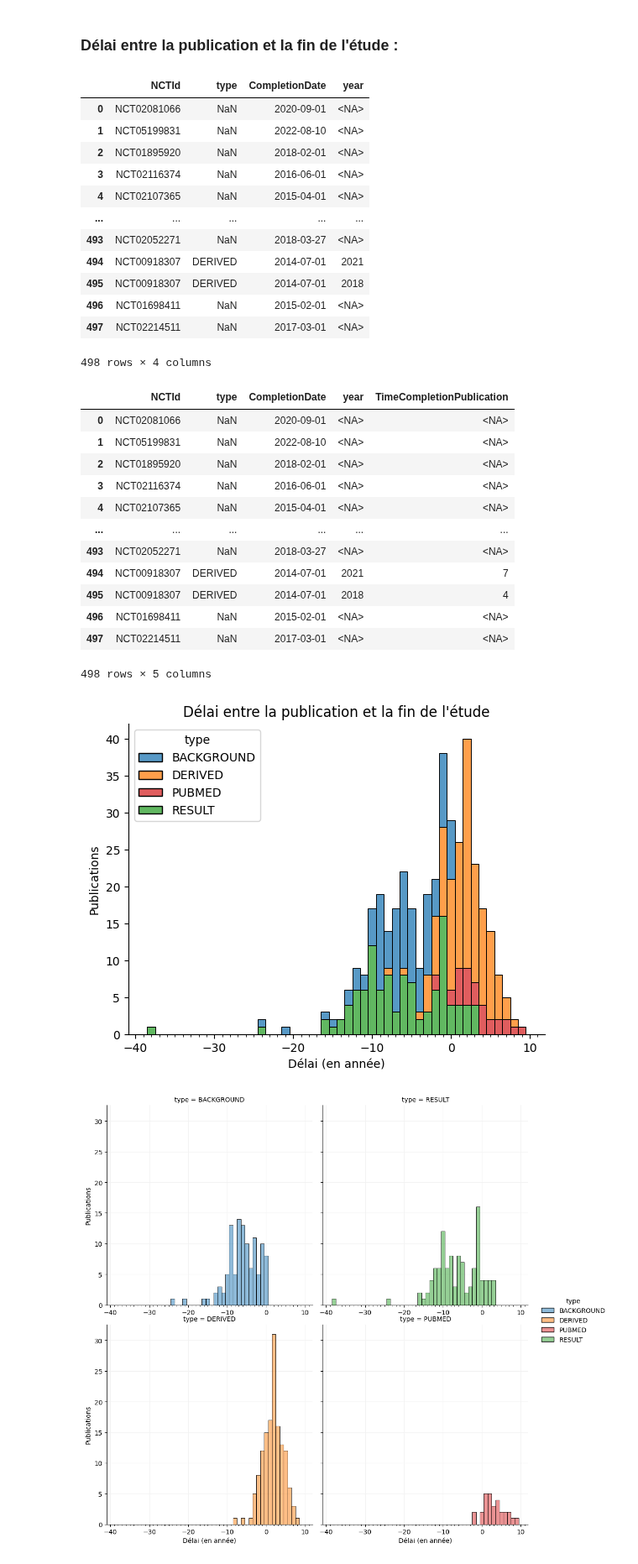
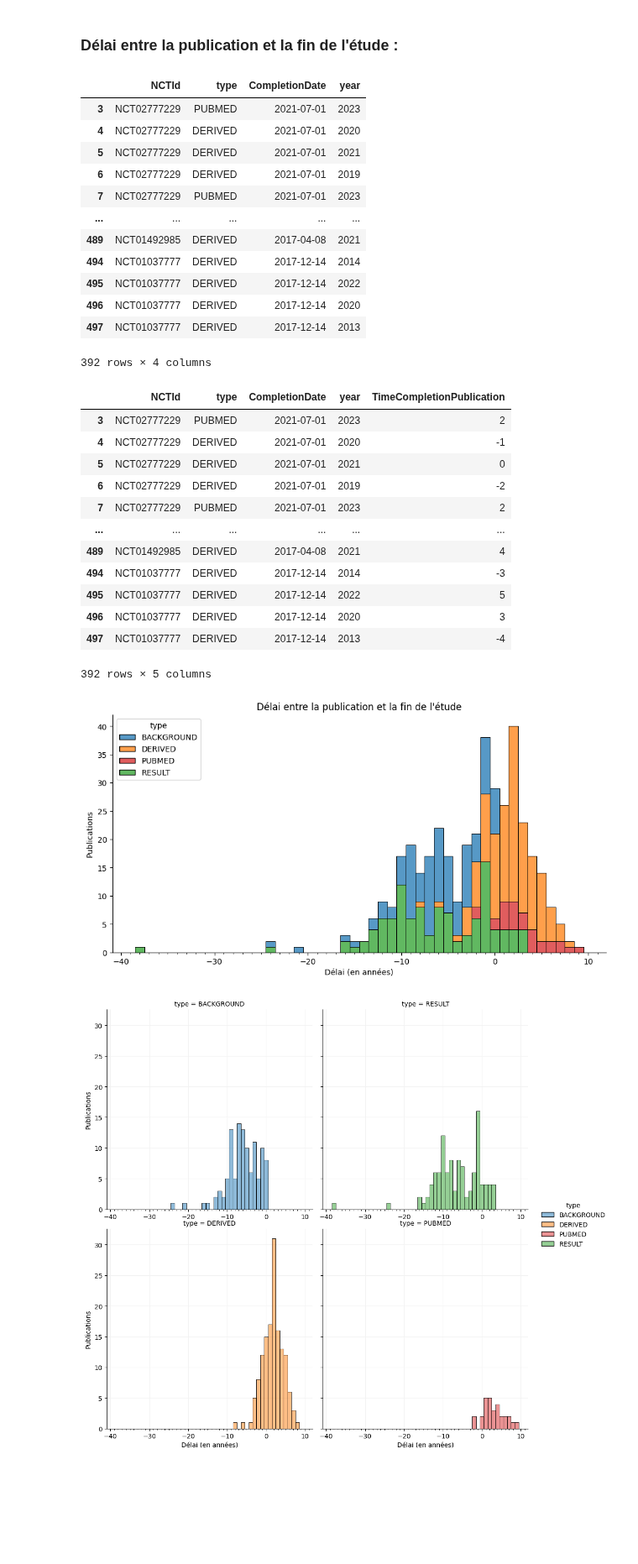
Before and after one commit to Inserm-IST/BSO-Inserm-Sante, a Jupyter notebook: 02_traitement_donnees_sante.ipynb, the cells around one changed output. Shown at 84% size. Cells and saved outputs as stored; diff of their text form; code cells hidden in the pictures; blank space fills up the shorter version.

```diff
--- a/02_traitement_donnees_sante.ipynb
+++ b/02_traitement_donnees_sante.ipynb
@@ -9,27 +18,27 @@ import seaborn as sns
 # %% [markdown]
 ## Import de la DataFrame :
 # %%
-df_final = pd.read_csv(
-    'Data/outputs/extract_df_final.csv', sep=';', encoding='utf-8-sig'
+df_extract = pd.read_csv(
+    'Data/outputs/df_extract.csv', sep=';', encoding='utf-8-sig'
 )
-# df_final.info()
+# df_extract.info()
 # %%
-df_final = df_final.astype(
+df_extract = df_extract.astype(
     {
         'OverallStatus': 'category',
         'StudyType': 'category',
         'type': 'category',
     }
 )
-df_final = df_final.astype(
+df_extract = df_extract.astype(
     {
         'StudyFirstPostDate': 'datetime64[ns]',
         'StartDate': 'datetime64[ns]',
         'CompletionDate': 'datetime64[ns]',
     }
 )
-df_final = df_final.convert_dtypes()
-df_final.info()
+df_extract = df_extract.convert_dtypes()
+df_extract.info()
 # %% [output]
 <class 'pandas.core.frame.DataFrame'>
 RangeIndex: 498 entries, 0 to 497
@@ -483,37 +385,38 @@ axes[0].tick_params(left=False)  # remove the ticks
 # %% [markdown]
 ### Délai entre la publication et la fin de l'étude :
 # %%
-df_final.loc[:, ['NCTId', 'type', 'CompletionDate', 'year']]
+df_completion_date = df_extract.loc[:, ['NCTId', 'type', 'CompletionDate', 'year']].dropna()
+df_completion_date
 # %% [output]
 |  | NCTId | type | CompletionDate | year |
-| 0 | NCT02081066 | NaN | 2020-09-01 | <NA> |
-| 1 | NCT05199831 | NaN | 2022-08-10 | <NA> |
-| 2 | NCT01895920 | NaN | 2018-02-01 | <NA> |
-| 3 | NCT02116374 | NaN | 2016-06-01 | <NA> |
-| 4 | NCT02107365 | NaN | 2015-04-01 | <NA> |
+| 3 | NCT02777229 | PUBMED | 2021-07-01 | 2023 |
+| 4 | NCT02777229 | DERIVED | 2021-07-01 | 2020 |
+| 5 | NCT02777229 | DERIVED | 2021-07-01 | 2021 |
+| 6 | NCT02777229 | DERIVED | 2021-07-01 | 2019 |
+| 7 | NCT02777229 | PUBMED | 2021-07-01 | 2023 |
 | ... | ... | ... | ... | ... |
-| 493 | NCT02052271 | NaN | 2018-03-27 | <NA> |
-| 494 | NCT00918307 | DERIVED | 2014-07-01 | 2021 |
-| 495 | NCT00918307 | DERIVED | 2014-07-01 | 2018 |
-| 496 | NCT01698411 | NaN | 2015-02-01 | <NA> |
-| 497 | NCT02214511 | NaN | 2017-03-01 | <NA> |
+| 489 | NCT01492985 | DERIVED | 2017-04-08 | 2021 |
+| 494 | NCT01037777 | DERIVED | 2017-12-14 | 2014 |
+| 495 | NCT01037777 | DERIVED | 2017-12-14 | 2022 |
+| 496 | NCT01037777 | DERIVED | 2017-12-14 | 2020 |
+| 497 | NCT01037777 | DERIVED | 2017-12-14 | 2013 |
-498 rows × 4 columns
+392 rows × 4 columns
 # %%
-time_completion_publication = df_final.loc[:, 'year'] - df_final.loc[:, 'CompletionDate'].dt.year.astype('Int64')
+time_completion_publication = df_completion_date.loc[:, 'year'] - df_completion_date.loc[:, 'CompletionDate'].dt.year.astype('Int64')
 time_completion_publication = time_completion_publication.rename('TimeCompletionPublication')
-time_completion_publication = df_final.loc[:, ['NCTId', 'type', 'CompletionDate', 'year']].join(time_completion_publication)
+time_completion_publication = df_completion_date.loc[:, ['NCTId', 'type', 'CompletionDate', 'year']].join(time_completion_publication)
 time_completion_publication
 # %% [output]
 |  | NCTId | type | CompletionDate | year | TimeCompletionPublication |
-| 0 | NCT02081066 | NaN | 2020-09-01 | <NA> | <NA> |
-| 1 | NCT05199831 | NaN | 2022-08-10 | <NA> | <NA> |
-| 2 | NCT01895920 | NaN | 2018-02-01 | <NA> | <NA> |
-| 3 | NCT02116374 | NaN | 2016-06-01 | <NA> | <NA> |
-| 4 | NCT02107365 | NaN | 2015-04-01 | <NA> | <NA> |
+| 3 | NCT02777229 | PUBMED | 2021-07-01 | 2023 | 2 |
+| 4 | NCT02777229 | DERIVED | 2021-07-01 | 2020 | -1 |
+| 5 | NCT02777229 | DERIVED | 2021-07-01 | 2021 | 0 |
+| 6 | NCT02777229 | DERIVED | 2021-07-01 | 2019 | -2 |
+| 7 | NCT02777229 | PUBMED | 2021-07-01 | 2023 | 2 |
 | ... | ... | ... | ... | ... | ... |
-| 493 | NCT02052271 | NaN | 2018-03-27 | <NA> | <NA> |
-| 494 | NCT00918307 | DERIVED | 2014-07-01 | 2021 | 7 |
-| 495 | NCT00918307 | DERIVED | 2014-07-01 | 2018 | 4 |
-| 496 | NCT01698411 | NaN | 2015-02-01 | <NA> | <NA> |
-| 497 | NCT02214511 | NaN | 2017-03-01 | <NA> | <NA> |
+| 489 | NCT01492985 | DERIVED | 2017-04-08 | 2021 | 4 |
+| 494 | NCT01037777 | DERIVED | 2017-12-14 | 2014 | -3 |
+| 495 | NCT01037777 | DERIVED | 2017-12-14 | 2022 | 5 |
+| 496 | NCT01037777 | DERIVED | 2017-12-14 | 2020 | 3 |
+| 497 | NCT01037777 | DERIVED | 2017-12-14 | 2013 | -4 |
-498 rows × 5 columns
+392 rows × 5 columns
@@ -523,28 +423,33 @@ time_completion_publication
 # %%
 g = sns.histplot(
     data=time_completion_publication,
     x='TimeCompletionPublication',
     hue='type',
     multiple='stack',
     # element="step",
     discrete=True,
     palette=palette,
 )
 
 # x axis ticks
 g.xaxis.set_minor_locator(AutoMinorLocator(10))
 
+# Figure size
+plt.tight_layout()
+g.figure.set_figwidth(10)
+g.figure.set_figheight(5)
+
 # Title
 g.set(
     title="Délai entre la publication et la fin de l'étude",
-    xlabel='Délai (en année)',
+    xlabel='Délai (en années)',
     ylabel='Publications',
 )
 
 # Remove spines
 sns.despine()
 # %% [output]
-[figure, old version]
+[figure, new version]
 # %%
 g = sns.displot(
     data=time_completion_publication,
```
Also changed, not shown: parts of 129 cells of this notebook.
